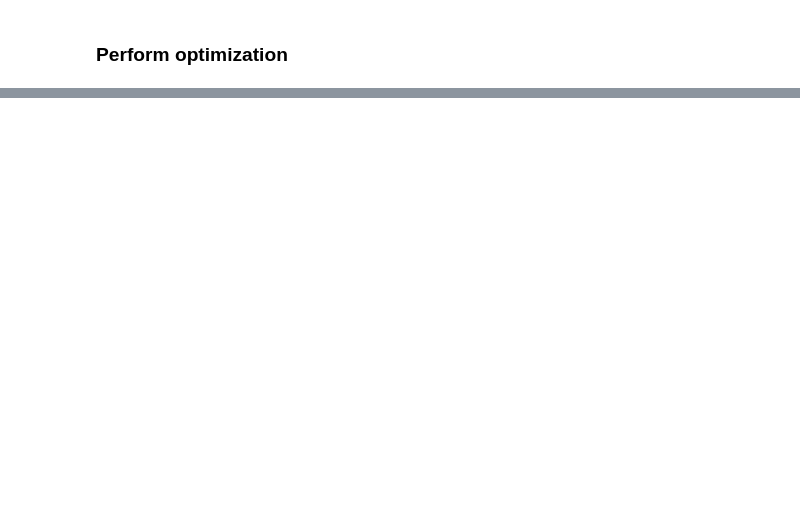
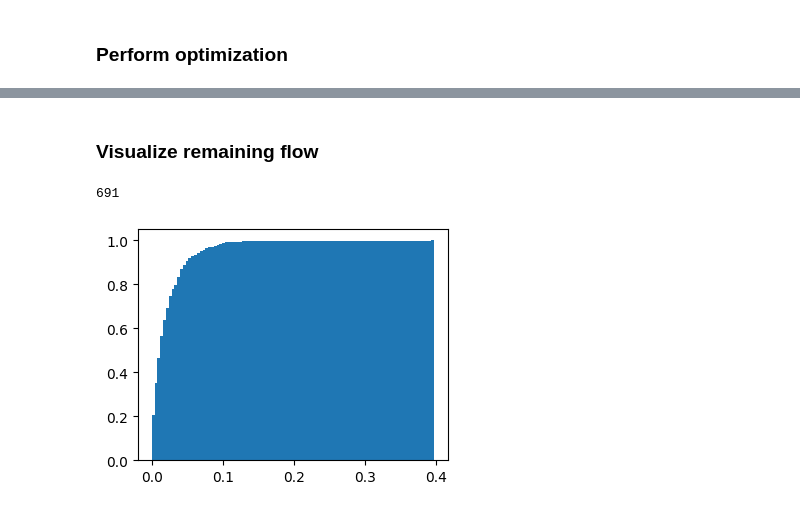
Before and after one commit to ed1d1a8d/prompt-injection-interp, a Jupyter notebook: notebooks/subnet-flow-proto.ipynb, the cells around one changed output, grey strips where cells are left out. Saved outputs shown, nothing was run; the diff lists cells and outputs as text; code cells hidden in the pictures; blank space fills up the shorter version.

```diff
--- a/notebooks/subnet-flow-proto.ipynb
+++ b/notebooks/subnet-flow-proto.ipynb
@@ -136,0 +227,27 @@ for i in tqdm(range(100)):
+# %% [markdown]
+### Visualize remaining flow
+# %%
+# Analysis of mask values
+all_mask_values = (
+    torch.cat([mask.flatten() for mask in mtf.masks.values()])
+    .detach()
+    .cpu()
+    .numpy()
+)
+
+print((all_mask_values > 0).sum())
+
+plt.figure(figsize=(4, 3))
+plt.hist(
+    all_mask_values[all_mask_values > 0],
+    cumulative=True,
+    bins=100,
+    density=True,
+)
+plt.show()
+
+# print(all_mask_values[all_mask_values > 0].min())
+# print((all_mask_values > 0.1).sum())
+# %% [output]
+691
+[figure, added]
```
Also changed, not shown: parts of 13 cells of this notebook, 2 other files.
